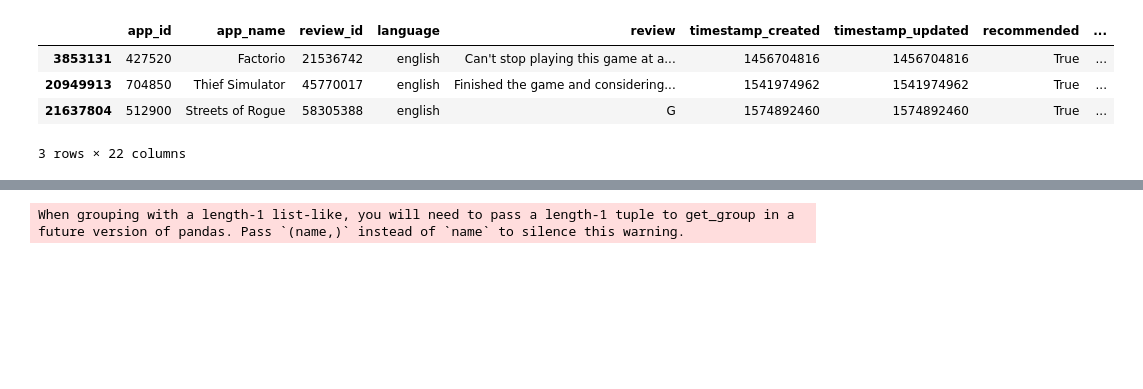
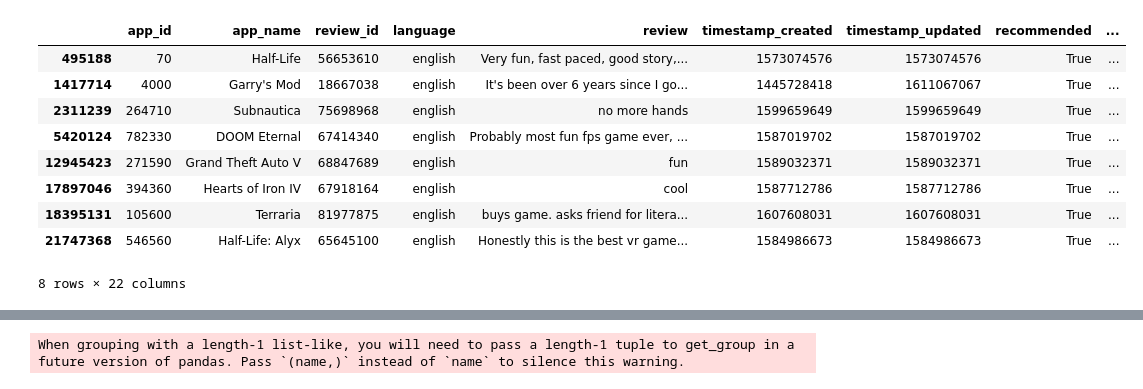
Before and after one commit to mikoyldz/steamrep, a Jupyter notebook: boring.ipynb, the cells around one changed output, grey strips where cells are left out. Saved outputs shown, nothing was run; the diff lists cells and outputs as text; code cells hidden in the pictures; blank space fills up the shorter version.

```diff
--- a/boring.ipynb
+++ b/boring.ipynb
@@ -49,8 +48,13 @@ min(df["timestamp_updated"]), max(df["timestamp_updated"])
 # %%
-df[df["author.steamid"] == 76561198119642680]
+df[df["author.steamid"] == 76561198176379749]
 # %% [output]
 |  | app_id | app_name | review_id | language | review | timestamp_created | timestamp_updated | recommended | ... |
-| 3853131 | 427520 | Factorio | 21536742 | english | Can't stop playing this game at a... | 1456704816 | 1456704816 | True | ... |
-| 20949913 | 704850 | Thief Simulator | 45770017 | english | Finished the game and considering... | 1541974962 | 1541974962 | True | ... |
-| 21637804 | 512900 | Streets of Rogue | 58305388 | english | G | 1574892460 | 1574892460 | True | ... |
+| 495188 | 70 | Half-Life | 56653610 | english | Very fun, fast paced, good story,... | 1573074576 | 1573074576 | True | ... |
+| 1417714 | 4000 | Garry's Mod | 18667038 | english | It's been over 6 years since I go... | 1445728418 | 1611067067 | True | ... |
+| 2311239 | 264710 | Subnautica | 75698968 | english | no more hands | 1599659649 | 1599659649 | True | ... |
+| 5420124 | 782330 | DOOM Eternal | 67414340 | english | Probably most fun fps game ever, ... | 1587019702 | 1587019702 | True | ... |
+| 12945423 | 271590 | Grand Theft Auto V | 68847689 | english | fun | 1589032371 | 1589032371 | True | ... |
+| 17897046 | 394360 | Hearts of Iron IV | 67918164 | english | cool | 1587712786 | 1587712786 | True | ... |
+| 18395131 | 105600 | Terraria | 81977875 | english | buys game. asks friend for litera... | 1607608031 | 1607608031 | True | ... |
+| 21747368 | 546560 | Half-Life: Alyx | 65645100 | english | Honestly this is the best vr game... | 1584986673 | 1584986673 | True | ... |
-3 rows × 22 columns
+8 rows × 22 columns
```
Also changed, not shown: parts of 42 cells of this notebook.
